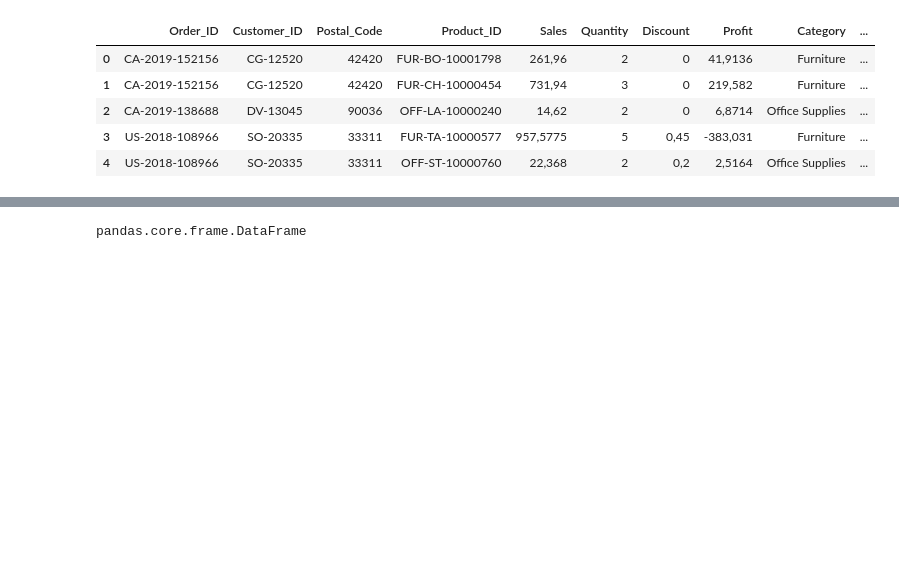
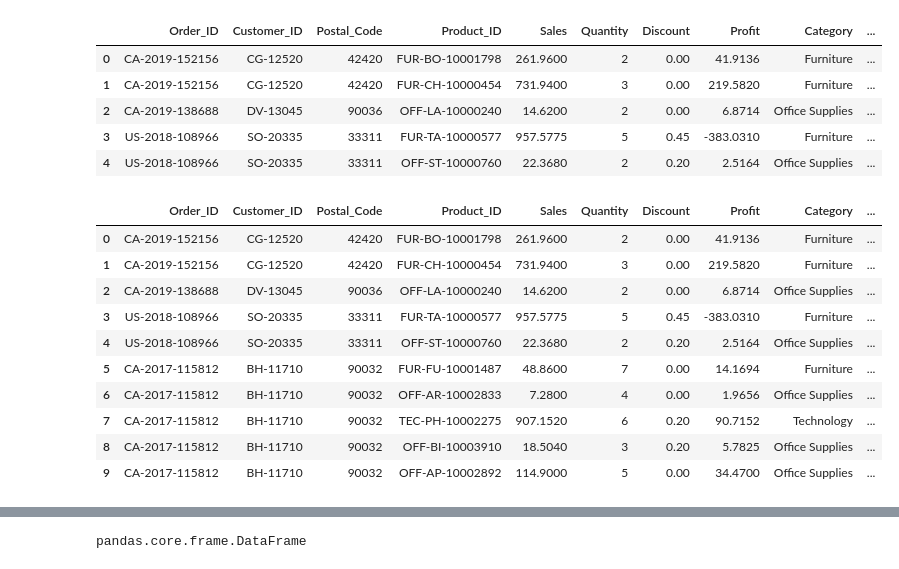
Before and after one commit to refianP13/Data-Analyst, a Jupyter notebook: Copy_of_[MENTOR_VER]_SESI_10_Pandas_dan_Manipulasi_Data.ipynb, the cells around one changed output, grey strips where cells are left out. Cells and saved outputs as stored; diff of their text form; code cells hidden in the pictures; blank space fills up the shorter version.

```diff
--- a/Copy_of_[MENTOR_VER]_SESI_10_Pandas_dan_Manipulasi_Data.ipynb
+++ b/Copy_of_[MENTOR_VER]_SESI_10_Pandas_dan_Manipulasi_Data.ipynb
@@ -3,12 +3,26 @@
 # %%
 import pandas as pd
 # %%
-df = pd.read_csv("/content/sample_data/SuperStore.csv", delimiter=";", encoding='latin1')
+df = pd.read_excel("/content/sample_data/SuperStore.xlsx")
 df.head()
 # %% [output]
 |  | Order_ID | Customer_ID | Postal_Code | Product_ID | Sales | Quantity | Discount | Profit | Category | ... |
-| 0 | CA-2019-152156 | CG-12520 | 42420 | FUR-BO-10001798 | 261,96 | 2 | 0 | 41,9136 | Furniture | ... |
-| 1 | CA-2019-152156 | CG-12520 | 42420 | FUR-CH-10000454 | 731,94 | 3 | 0 | 219,582 | Furniture | ... |
-| 2 | CA-2019-138688 | DV-13045 | 90036 | OFF-LA-10000240 | 14,62 | 2 | 0 | 6,8714 | Office Supplies | ... |
-| 3 | US-2018-108966 | SO-20335 | 33311 | FUR-TA-10000577 | 957,5775 | 5 | 0,45 | -383,031 | Furniture | ... |
-| 4 | US-2018-108966 | SO-20335 | 33311 | OFF-ST-10000760 | 22,368 | 2 | 0,2 | 2,5164 | Office Supplies | ... |
+| 0 | CA-2019-152156 | CG-12520 | 42420 | FUR-BO-10001798 | 261.9600 | 2 | 0.00 | 41.9136 | Furniture | ... |
+| 1 | CA-2019-152156 | CG-12520 | 42420 | FUR-CH-10000454 | 731.9400 | 3 | 0.00 | 219.5820 | Furniture | ... |
+| 2 | CA-2019-138688 | DV-13045 | 90036 | OFF-LA-10000240 | 14.6200 | 2 | 0.00 | 6.8714 | Office Supplies | ... |
+| 3 | US-2018-108966 | SO-20335 | 33311 | FUR-TA-10000577 | 957.5775 | 5 | 0.45 | -383.0310 | Furniture | ... |
+| 4 | US-2018-108966 | SO-20335 | 33311 | OFF-ST-10000760 | 22.3680 | 2 | 0.20 | 2.5164 | Office Supplies | ... |
+# %%
+df.head(10)
+# %% [output]
+|  | Order_ID | Customer_ID | Postal_Code | Product_ID | Sales | Quantity | Discount | Profit | Category | ... |
+| 0 | CA-2019-152156 | CG-12520 | 42420 | FUR-BO-10001798 | 261.9600 | 2 | 0.00 | 41.9136 | Furniture | ... |
+| 1 | CA-2019-152156 | CG-12520 | 42420 | FUR-CH-10000454 | 731.9400 | 3 | 0.00 | 219.5820 | Furniture | ... |
+| 2 | CA-2019-138688 | DV-13045 | 90036 | OFF-LA-10000240 | 14.6200 | 2 | 0.00 | 6.8714 | Office Supplies | ... |
+| 3 | US-2018-108966 | SO-20335 | 33311 | FUR-TA-10000577 | 957.5775 | 5 | 0.45 | -383.0310 | Furniture | ... |
+| 4 | US-2018-108966 | SO-20335 | 33311 | OFF-ST-10000760 | 22.3680 | 2 | 0.20 | 2.5164 | Office Supplies | ... |
+| 5 | CA-2017-115812 | BH-11710 | 90032 | FUR-FU-10001487 | 48.8600 | 7 | 0.00 | 14.1694 | Furniture | ... |
+| 6 | CA-2017-115812 | BH-11710 | 90032 | OFF-AR-10002833 | 7.2800 | 4 | 0.00 | 1.9656 | Office Supplies | ... |
+| 7 | CA-2017-115812 | BH-11710 | 90032 | TEC-PH-10002275 | 907.1520 | 6 | 0.20 | 90.7152 | Technology | ... |
+| 8 | CA-2017-115812 | BH-11710 | 90032 | OFF-BI-10003910 | 18.5040 | 3 | 0.20 | 5.7825 | Office Supplies | ... |
+| 9 | CA-2017-115812 | BH-11710 | 90032 | OFF-AP-10002892 | 114.9000 | 5 | 0.00 | 34.4700 | Office Supplies | ... |
```
Also changed, not shown: parts of 10 cells of this notebook.
